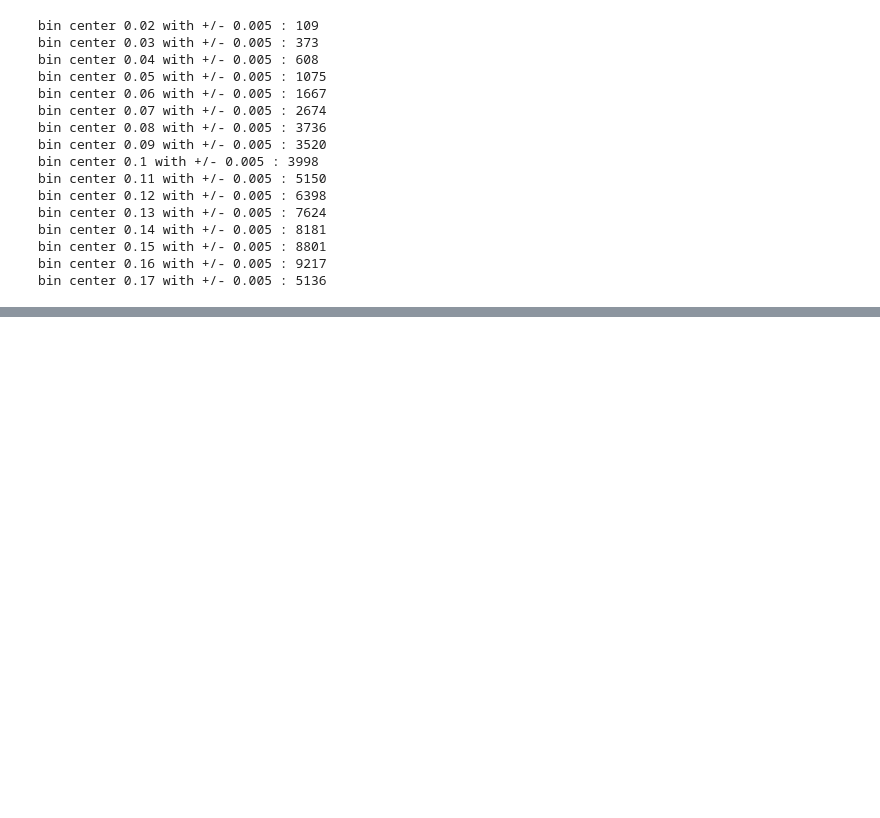
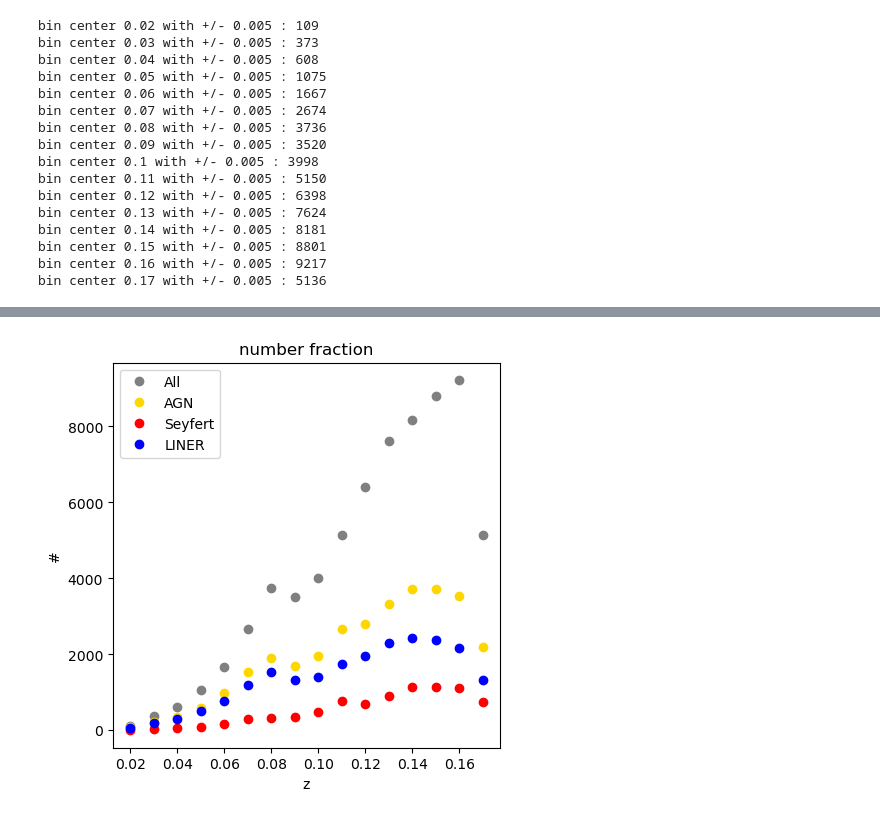
Before and after one commit to Dotoria/GU2_TP, a Jupyter notebook: TP_JSH/Test2_binning.ipynb, the cells around one changed output, grey strips where cells are left out. Saved outputs shown, nothing was run; the diff lists cells and outputs as text; code cells hidden in the pictures; blank space fills up the shorter version.

```diff
--- a/TP_JSH/Test2_binning.ipynb
+++ b/TP_JSH/Test2_binning.ipynb
@@ -430,3 +430,27 @@ plt.show()
+# %%
+frac_all = [binned_final, []]
+frac_agn = [binned_final, []]
+frac_sey = [binned_final, []]
+frac_liner = [binned_final, []]
+for i in binned_final:
+    frac_all[1].append(len(globals()['z{}_final'.format(int(i * 100))]))
+    frac_agn[1].append(len(globals()['z{}_agn_final'.format(int(i * 100))]))
+    frac_sey[1].append(len(globals()['z{}_sey_final'.format(int(i * 100))]))
+    frac_liner[1].append(len(globals()['z{}_liner_final'.format(int(i * 100))]))
+
+plt.figure(figsize=(5,5))
+plt.plot(frac_all[0], frac_all[1], marker='o', ls='', color='gray', label='All')
+plt.plot(frac_agn[0], frac_agn[1], marker='o', ls='', color='gold', label='AGN')
+plt.plot(frac_sey[0], frac_sey[1], marker='o', ls='', color='red', label='Seyfert')
+plt.plot(frac_liner[0], frac_liner[1], marker='o', ls='', color='blue', label='LINER')
+
+plt.xlabel('z')
+plt.ylabel('#')
+plt.title('number fraction')
+plt.legend()
+plt.show()
+# %% [output]
+[figure, added]
 # %%
 plt.figure(figsize=(5,5))
 for i in binned_final:
```
Also changed, not shown: parts of 23 cells of this notebook, 2 other files.
